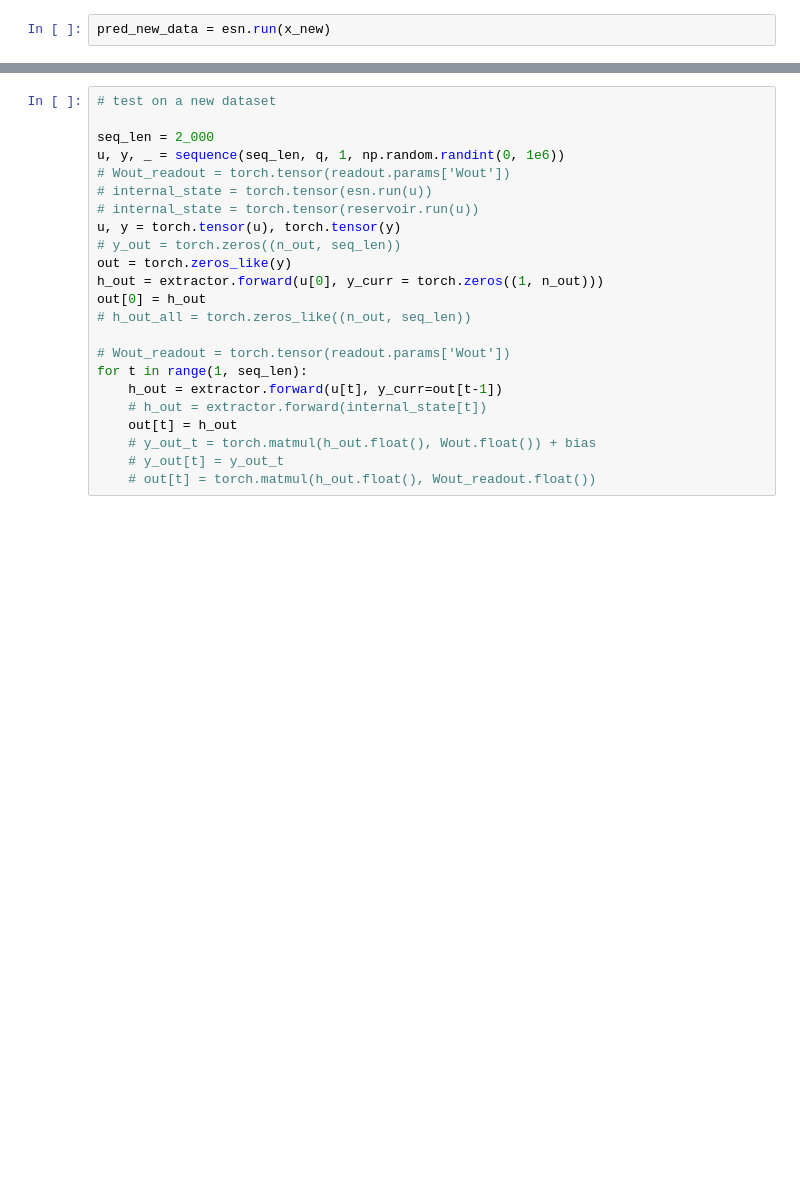
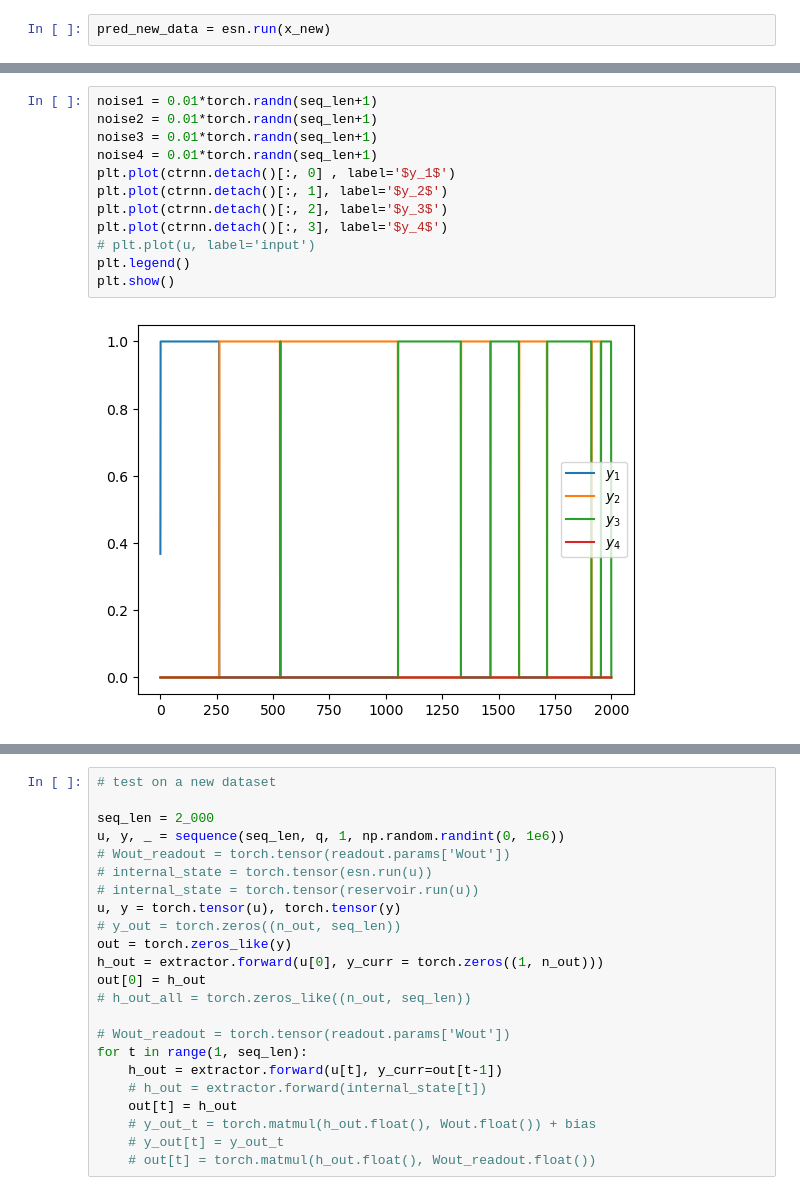
Before and after one commit to Muhfad/Excitable-Reservoirs, a Jupyter notebook: extracting.ipynb, the cells around one changed output, grey strips where cells are left out. Drawn from its saved outputs; the diff is of its cells as text; blank space fills up the shorter version.

```diff
--- a/extracting.ipynb
+++ b/extracting.ipynb
@@ -426,0 +534,14 @@ Loss at iteration 0 is  8.46234
+# %%
+noise1 = 0.01*torch.randn(seq_len+1)
+noise2 = 0.01*torch.randn(seq_len+1)
+noise3 = 0.01*torch.randn(seq_len+1)
+noise4 = 0.01*torch.randn(seq_len+1)
+plt.plot(ctrnn.detach()[:, 0] , label='$y_1$')
+plt.plot(ctrnn.detach()[:, 1], label='$y_2$')
+plt.plot(ctrnn.detach()[:, 2], label='$y_3$')
+plt.plot(ctrnn.detach()[:, 3], label='$y_4$')
+# plt.plot(u, label='input')
+plt.legend()
+plt.show()
+# %% [output]
+[figure, added]
```
Also changed, not shown: parts of 30 cells of this notebook.
